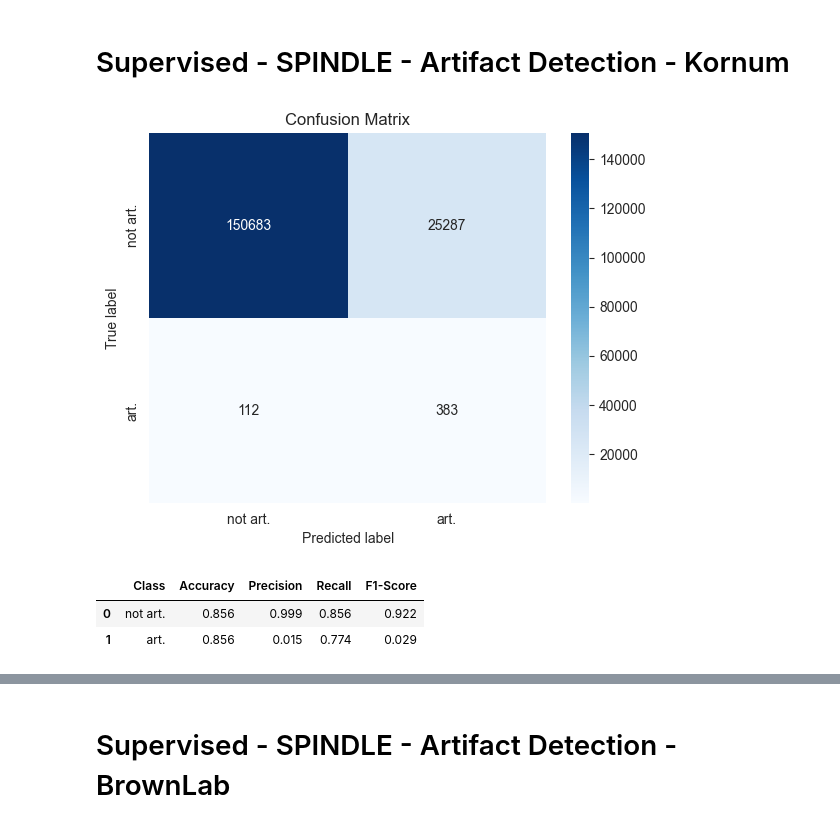
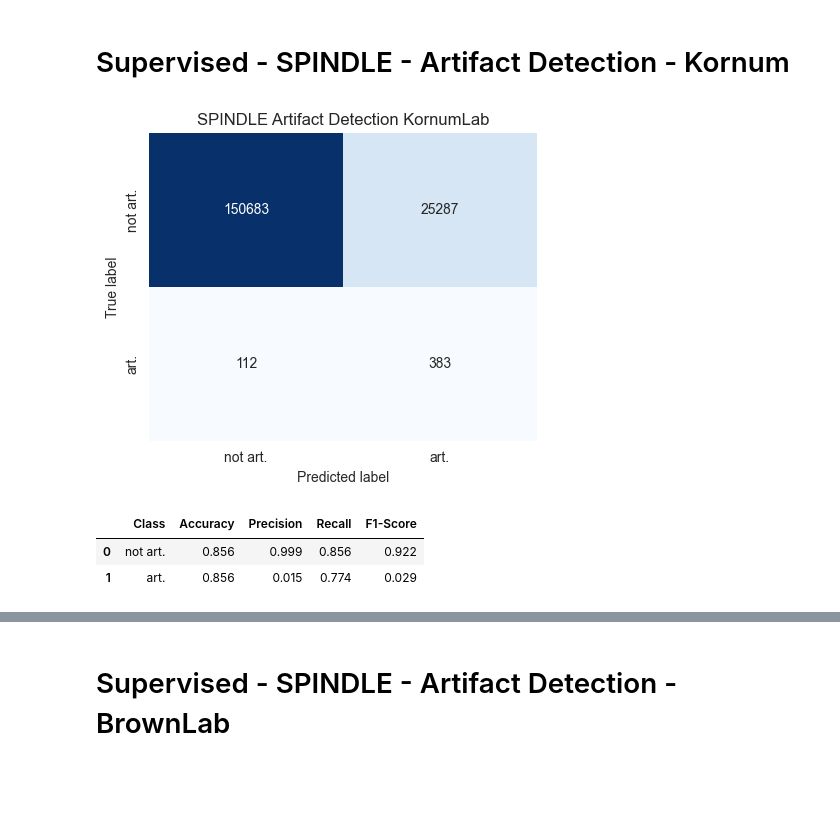
Before and after one commit to LucasDJensen/02466-spindle, a Jupyter notebook: extract_embeddings/Matrix Reproducer.ipynb, the cells around one changed output, grey strips where cells are left out. Drawn from its saved outputs; the diff is of its cells as text; code cells hidden in the pictures; blank space fills up the shorter version.

```diff
--- a/extract_embeddings/Matrix Reproducer.ipynb
+++ b/extract_embeddings/Matrix Reproducer.ipynb
@@ -1,34 +31,20 @@
 # %%
-import matplotlib.pyplot as plt
-import numpy as np
-import seaborn as sns
-import pandas as pd
-
-
-def plot(confusion_matrix, name=None):
+def plot(confusion_matrix, name=None, title=None):
+    if title is None:
+        title = 'Confusion Matrix'
     labels = ["not art.", "art."]
-    plt.figure()
-    sns.heatmap(confusion_matrix, annot=True, fmt='d', cmap='Blues', xticklabels=labels, yticklabels=labels)
+    plt.figure(figsize=(5, 4))
+    sns.heatmap(confusion_matrix, annot=True, fmt='d', cmap='Blues', xticklabels=labels, yticklabels=labels, cbar=False)
     plt.xlabel('Predicted label')
     plt.ylabel('True label')
-    plt.title('Confusion Matrix')
+    plt.title(title)
     if name:
         plt.savefig(name, dpi=500)
     plt.show()
 
 
 def metrics(confusion_matrix):
-    # Extract true positives, false positives, false negatives for each class
-    TP = np.diag(confusion_matrix)
-    FP = np.sum(confusion_matrix, axis=0) - TP
-    FN = np.sum(confusion_matrix, axis=1) - TP
-    TN = np.sum(confusion_matrix) - (TP + FP + FN)
-
-    # Calculate accuracy, precision, recall, and F1-score for each class
-    accuracy = np.sum(TP) / np.sum(confusion_matrix)
-    precision = TP / (TP + FP)
-    recall = TP / (TP + FN)
-    f1_score = 2 * (precision * recall) / (precision + recall)
+    TP, FP, FN, TN, accuracy, precision, recall, f1_score = calculate_metrics(confusion_matrix)
 
     # Create a dataframe to display the results
     results = pd.DataFrame({
@@ -87,14 +243,14 @@ def metrics_sleep_scoring(confusion_matrix):
 # %%
 confusion_matrix = np.array([
     [150683, 25287],
     [112, 383],
 ])
-plot(confusion_matrix, 'supervised_spindle_artifact_detection_kornum.png')
+plot(confusion_matrix, 'supervised_spindle_artifact_detection_kornum.png', 'SPINDLE Artifact Detection KornumLab')
 
 results = metrics(confusion_matrix)
 round(results, 3)
 # %% [output]
-[figure, old version]
+[figure, new version]
 |  | Class | Accuracy | Precision | Recall | F1-Score |
 | 0 | not art. | 0.856 | 0.999 | 0.856 | 0.922 |
 | 1 | art. | 0.856 | 0.015 | 0.774 | 0.029 |
```
Also changed, not shown: parts of 30 cells of this notebook.
